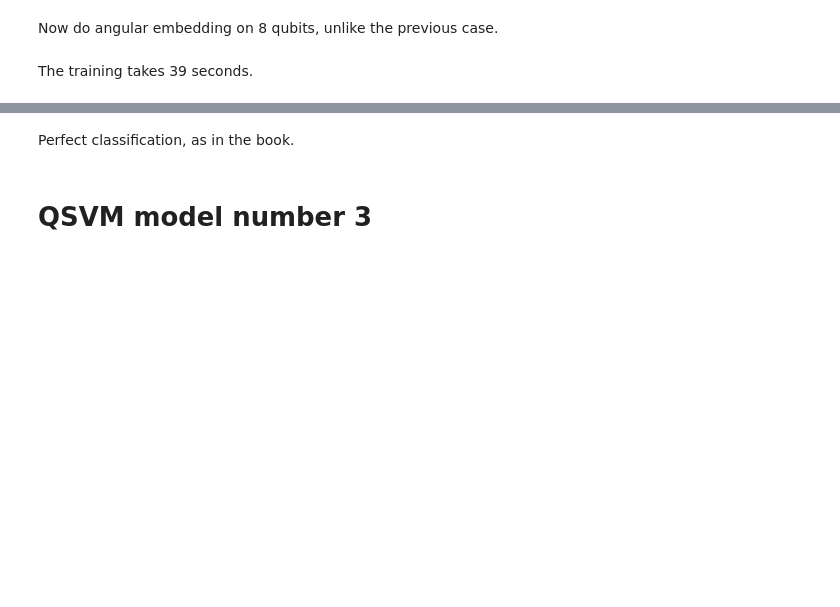
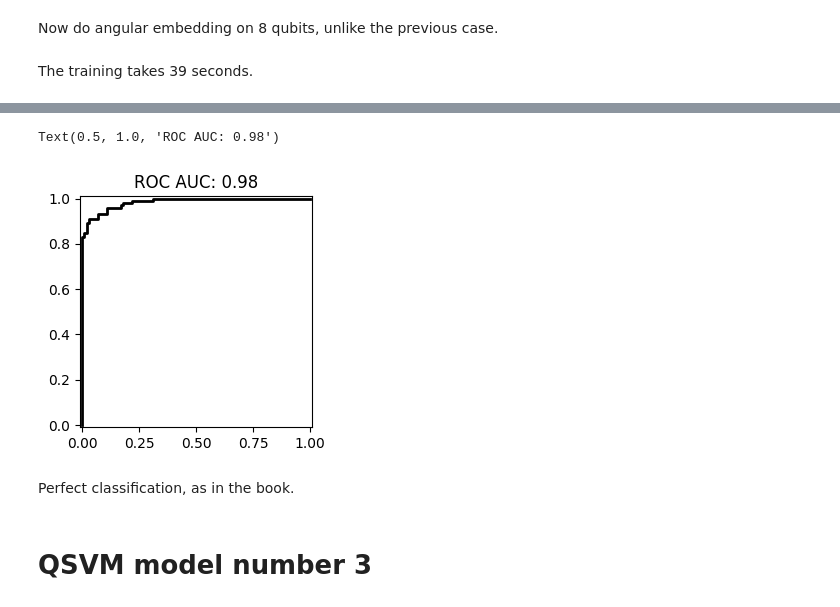
Before and after one commit to alexr314/quantum-anomaly-detection, a Jupyter notebook: exploratory_notebooks/quantum_novelty_detection_playground.ipynb, the cells around one changed output, grey strips where cells are left out. Drawn from its saved outputs; the diff is of its cells as text; code cells hidden in the pictures; blank space fills up the shorter version.

```diff
--- a/exploratory_notebooks/quantum_novelty_detection_playground.ipynb
+++ b/exploratory_notebooks/quantum_novelty_detection_playground.ipynb
@@ -256,3 +291,15 @@ print(accuracy_score(svm.predict(x_test), y_test))
+# %%
+fpr, tpr, thresholds = roc_curve(np.concatenate([np.zeros(len(test_preds)), np.ones(len(anom_preds))]),
+                                 np.concatenate([test_preds, anom_preds]))
+fpr, tpr = tpr, fpr
+roc_auc = auc(fpr, tpr)
+plt.figure(figsize=[3,3])
+plt.plot(fpr, tpr, color='k', lw=2, label='ROC curve (area = {:.2f})'.format(roc_auc))
+plt.axis([-0.01, 1.01, -0.01, 1.01])
+plt.title(f"ROC AUC: {roc_auc:.2f}")
+# %% [output]
+Text(0.5, 1.0, 'ROC AUC: 0.98')
+[figure, added]
 # %% [markdown]
 Perfect classification, as in the book.
 # %% [markdown]
```
Also changed, not shown: parts of 13 cells of this notebook, 1 other file.
